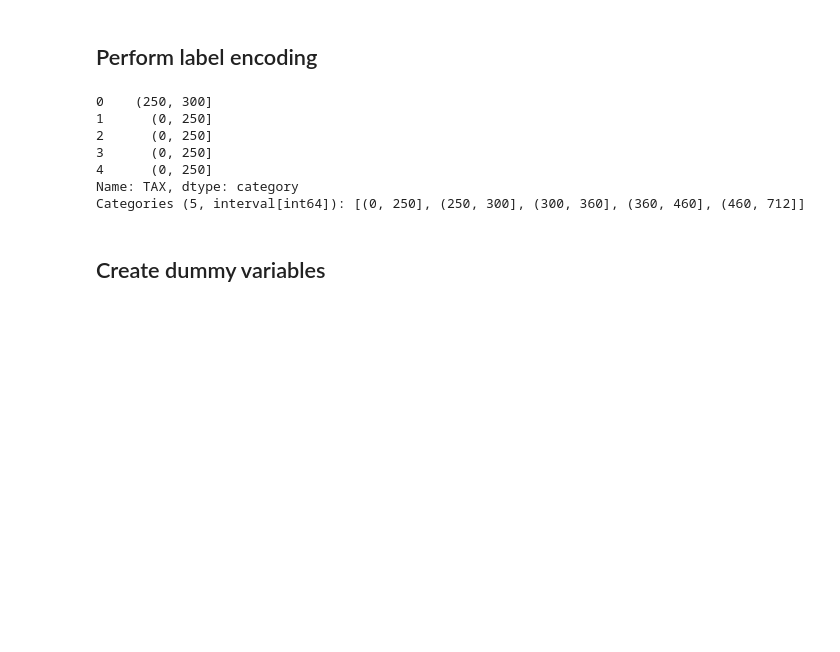
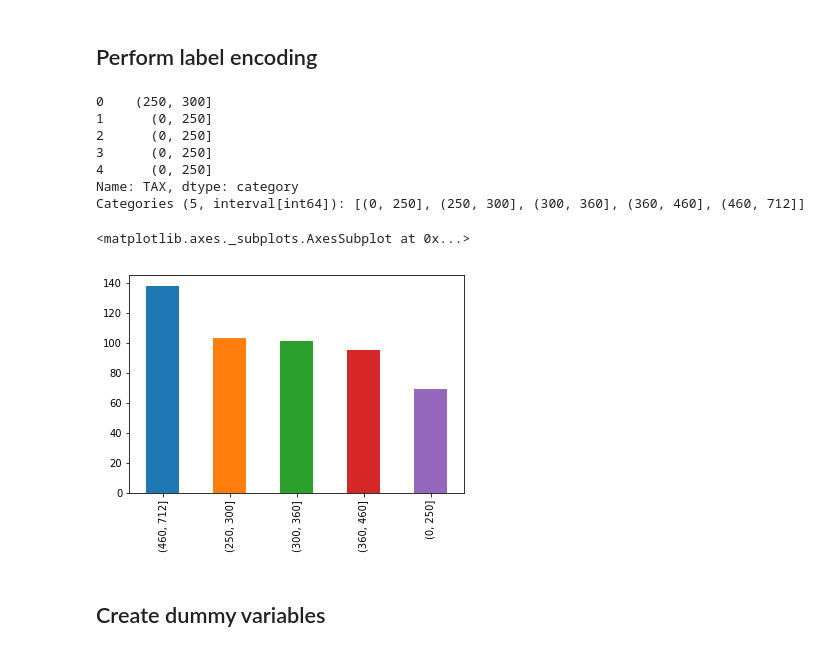
Before and after one commit to TimMango/dsc-dealing-with-categorical-variables-lab-dc-ds-career-042219, a Jupyter notebook: index.ipynb, the cells around one changed output. Cells and saved outputs as stored; diff of their text form; code cells hidden in the pictures; blank space fills up the shorter version.

```diff
--- a/index.ipynb
+++ b/index.ipynb
@@ -228,6 +228,11 @@ bins_tax.head()
 4      (0, 250]
 Name: TAX, dtype: category
 Categories (5, interval[int64]): [(0, 250], (250, 300], (300, 360], (360, 460], (460, 712]]
+# %%
+bins_tax.value_counts().plot(kind='bar')
+# %% [output]
+<matplotlib.axes._subplots.AxesSubplot at 0x...>
+[figure, added]
 # %% [markdown]
 ## Create dummy variables
 # %% [markdown]
```
